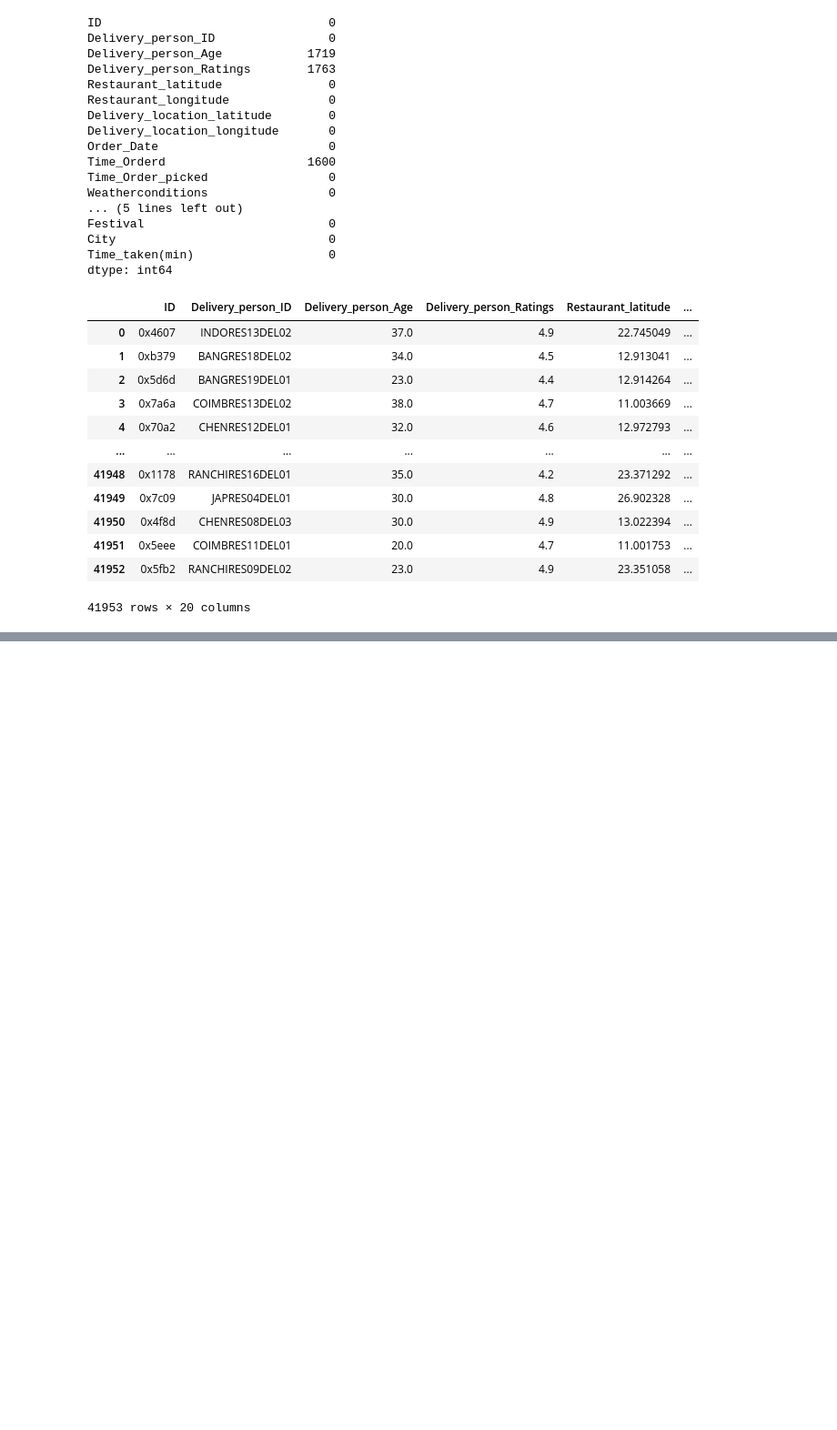
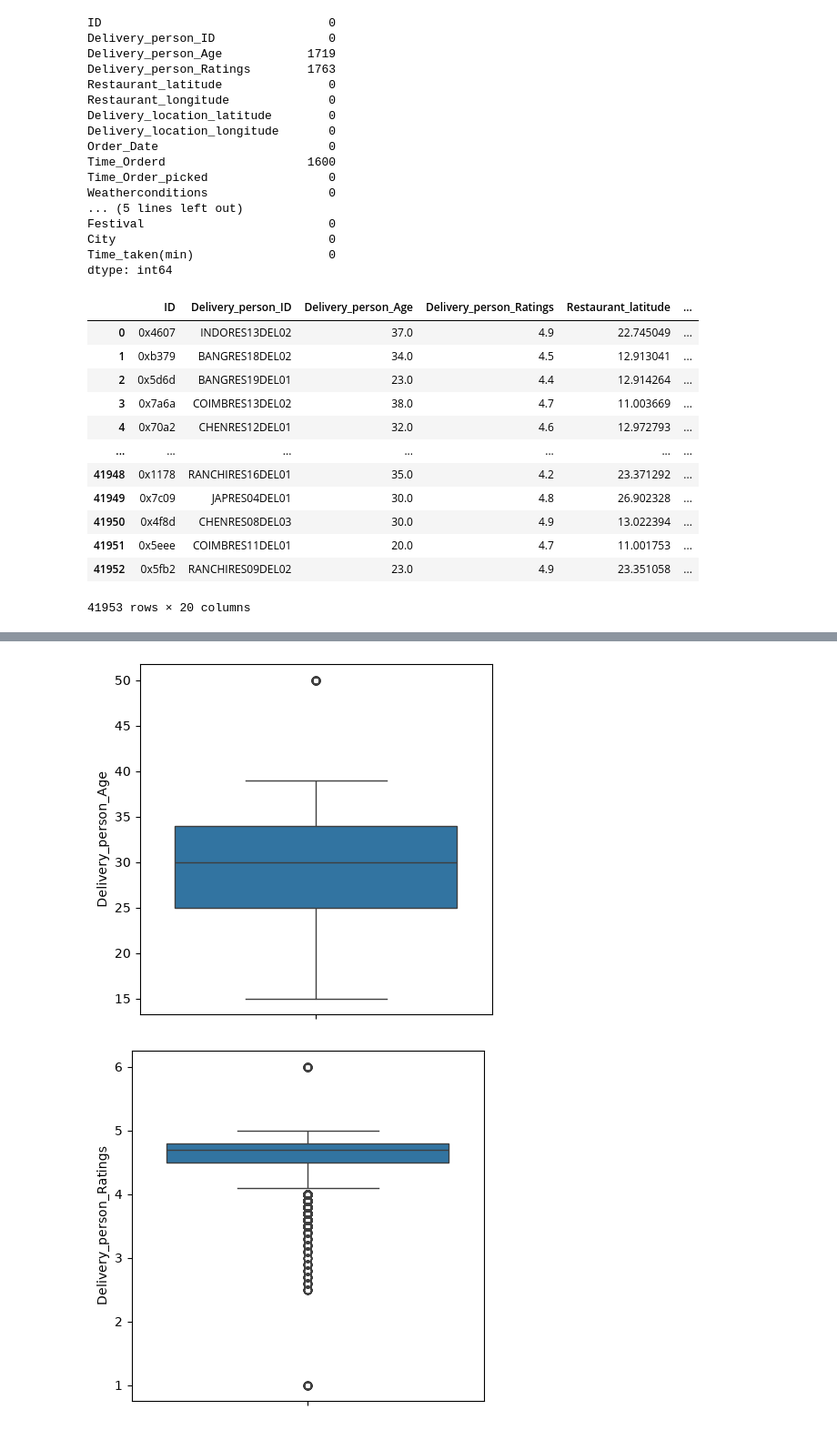
Before and after one commit to aksharasingh-hub/Probation-Project-26, a Jupyter notebook: Akshara-Task-6/task6.ipynb, the cells around one changed output, grey strips where cells are left out. Shown at 91% size. Saved outputs shown, nothing was run; the diff lists cells and outputs as text; code cells hidden in the pictures; blank space fills up the shorter version.

```diff
--- a/Akshara-Task-6/task6.ipynb
+++ b/Akshara-Task-6/task6.ipynb
@@ -245,0 +381,7 @@ df
+# %%
+for i in num_cols:
+     plt.figure(figsize=(5,5))
+     sns.boxplot(df[i])
+# %% [output]
+[figure, added]
+[figure, added]
```
Also changed, not shown: parts of 67 cells of this notebook.
